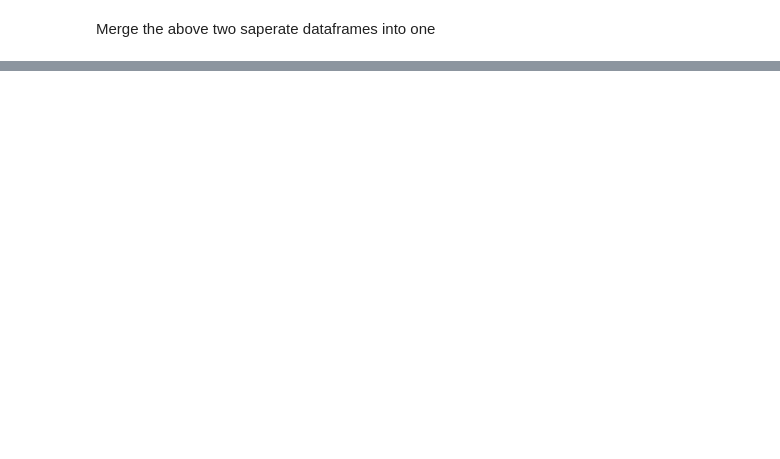
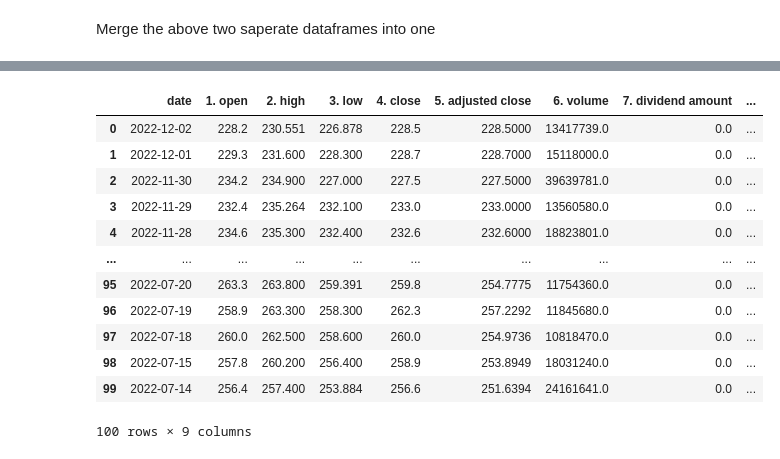
Before and after one commit to AIDA-Saskatchewan-polytechnic/Final-project-covid-19-effects-on-stock-market, a Jupyter notebook: Final_project.ipynb, the cells around one changed output, grey strips where cells are left out. Cells and saved outputs as stored; diff of their text form; code cells hidden in the pictures; blank space fills up the shorter version.

```diff
--- a/Final_project.ipynb
+++ b/Final_project.ipynb
@@ -245,0 +262,16 @@ precious_metal_df.reset_index(level=0, inplace=True)
+# %%
+cnd_df
+# %% [output]
+|  | date | 1. open | 2. high | 3. low | 4. close | 5. adjusted close | 6. volume | 7. dividend amount | ... |
+| 0 | 2022-12-02 | 228.2 | 230.551 | 226.878 | 228.5 | 228.5000 | 13417739.0 | 0.0 | ... |
+| 1 | 2022-12-01 | 229.3 | 231.600 | 228.300 | 228.7 | 228.7000 | 15118000.0 | 0.0 | ... |
+| 2 | 2022-11-30 | 234.2 | 234.900 | 227.000 | 227.5 | 227.5000 | 39639781.0 | 0.0 | ... |
+| 3 | 2022-11-29 | 232.4 | 235.264 | 232.100 | 233.0 | 233.0000 | 13560580.0 | 0.0 | ... |
+| 4 | 2022-11-28 | 234.6 | 235.300 | 232.400 | 232.6 | 232.6000 | 18823801.0 | 0.0 | ... |
+| ... | ... | ... | ... | ... | ... | ... | ... | ... | ... |
+| 95 | 2022-07-20 | 263.3 | 263.800 | 259.391 | 259.8 | 254.7775 | 11754360.0 | 0.0 | ... |
+| 96 | 2022-07-19 | 258.9 | 263.300 | 258.300 | 262.3 | 257.2292 | 11845680.0 | 0.0 | ... |
+| 97 | 2022-07-18 | 260.0 | 262.500 | 258.600 | 260.0 | 254.9736 | 10818470.0 | 0.0 | ... |
+| 98 | 2022-07-15 | 257.8 | 260.200 | 256.400 | 258.9 | 253.8949 | 18031240.0 | 0.0 | ... |
+| 99 | 2022-07-14 | 256.4 | 257.400 | 253.884 | 256.6 | 251.6394 | 24161641.0 | 0.0 | ... |
+100 rows × 9 columns
```
Also changed, not shown: parts of 39 cells of this notebook.
